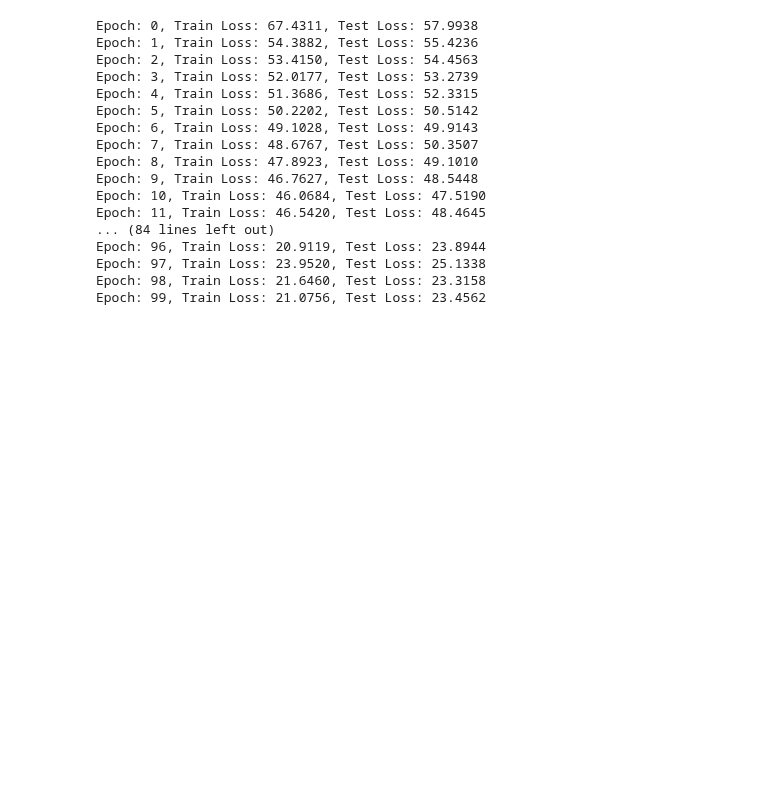
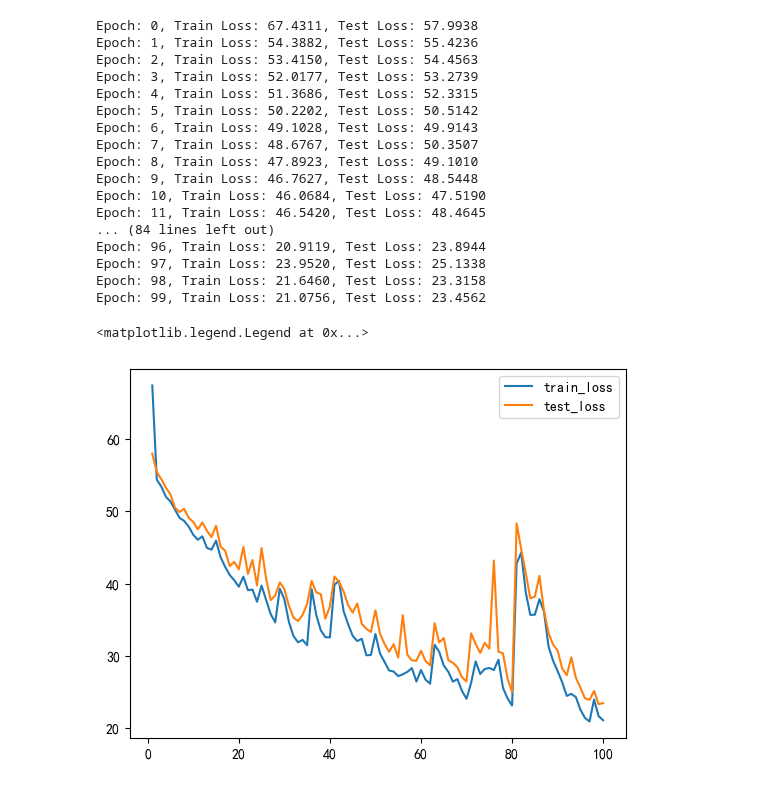
Before and after one commit to LiuBaiWan592/Pytorch-Deep-Learning, a Jupyter notebook: RiYueGuangHua/30. Sequence Prediction Example - Beijing Air Pollution Prediction.ipynb, the cells around one changed output. Drawn from its saved outputs; the diff is of its cells as text; code cells hidden in the pictures; blank space fills up the shorter version.

Commit message:
Update 30. Sequence Prediction Example - Beijing Air Pollution Prediction. Add visualization of loss value changes

```diff
--- a/RiYueGuangHua/30. Sequence Prediction Example - Beijing Air Pollution Prediction.ipynb
+++ b/RiYueGuangHua/30. Sequence Prediction Example - Beijing Air Pollution Prediction.ipynb
@@ -410,3 +410,11 @@ Epoch: 96, Train Loss: 20.9119, Test Loss: 23.8944
 Epoch: 97, Train Loss: 23.9520, Test Loss: 25.1338
 Epoch: 98, Train Loss: 21.6460, Test Loss: 23.3158
 Epoch: 99, Train Loss: 21.0756, Test Loss: 23.4562
+# %%
+# 可视化损失值变化
+plt.plot(range(1, epochs+1), train_loss, label='train_loss')
+plt.plot(range(1, epochs+1), test_loss, label='test_loss')
+plt.legend()
+# %% [output]
+<matplotlib.legend.Legend at 0x...>
+[figure, added]
```
